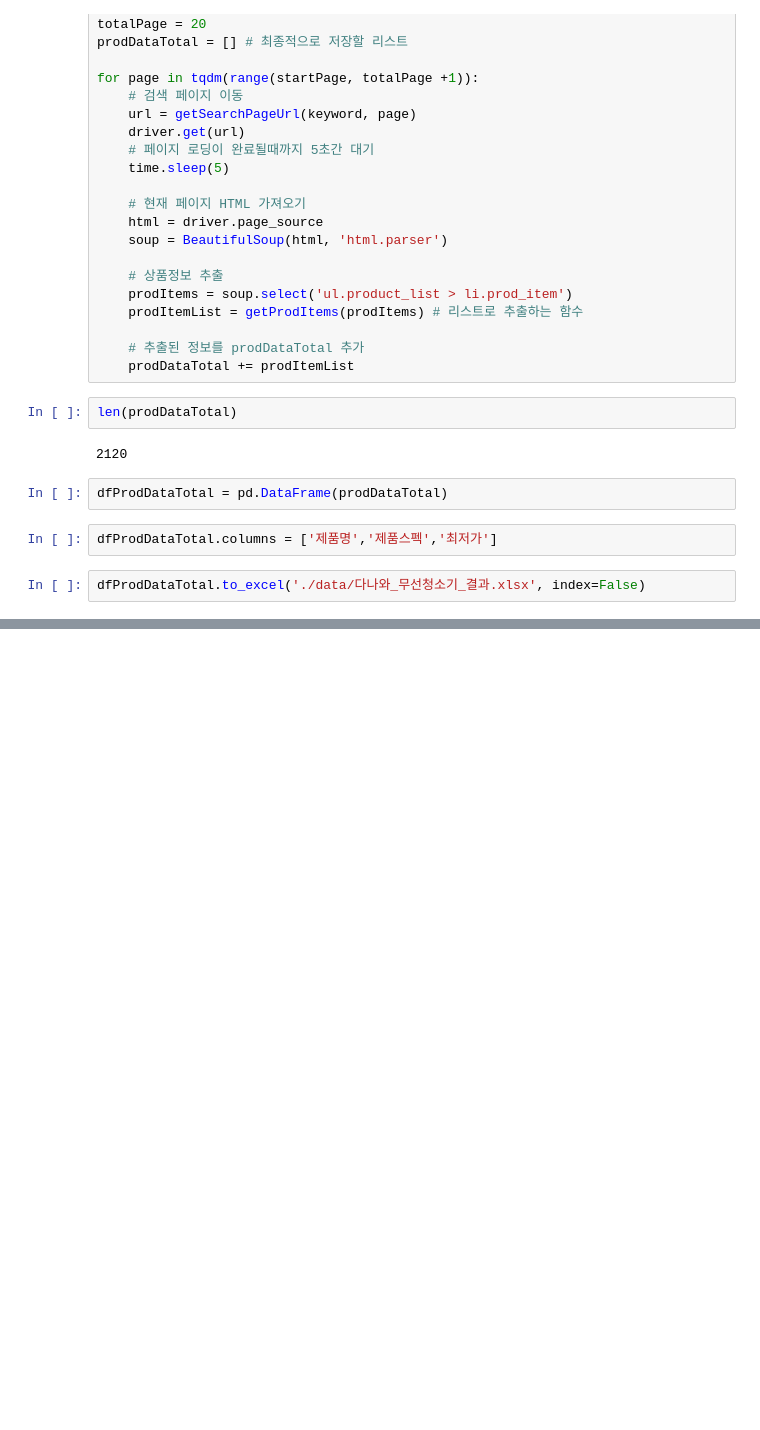
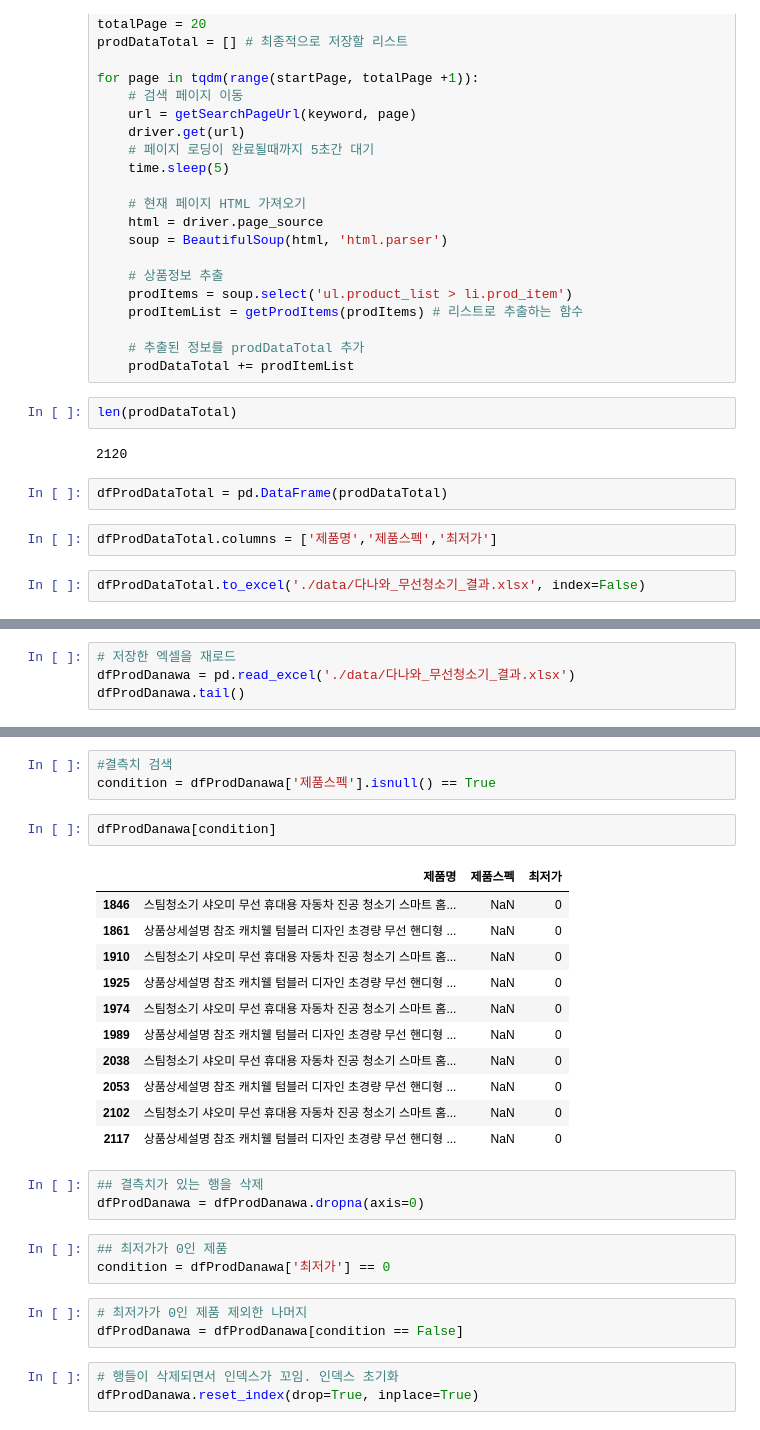
Before and after one commit to devuoon/bigdata-analysis-2024, a Jupyter notebook: day08/da18_무선청소기_인기상품_분석.ipynb, the cells around one changed output, grey strips where cells are left out. Saved outputs shown, nothing was run; the diff lists cells and outputs as text; blank space fills up the shorter version.

```diff
--- a/day08/da18_무선청소기_인기상품_분석.ipynb
+++ b/day08/da18_무선청소기_인기상품_분석.ipynb
@@ -133,0 +136,4 @@ dfProdDataTotal.to_excel('./data/다나와_무선청소기_결과.xlsx', index=F
+# %%
+# 저장한 엑셀을 재로드
+dfProdDanawa = pd.read_excel('./data/다나와_무선청소기_결과.xlsx')
+dfProdDanawa.tail()
@@ -133,0 +160,29 @@ dfProdDataTotal.to_excel('./data/다나와_무선청소기_결과.xlsx', index=F
+# %%
+#결측치 검색
+condition = dfProdDanawa['제품스펙'].isnull() == True
+# %%
+dfProdDanawa[condition]
+# %% [output]
+|  | 제품명 | 제품스펙 | 최저가 |
+| 1846 | 스팀청소기 샤오미 무선 휴대용 자동차 진공 청소기 스마트 홈... | NaN | 0 |
+| 1861 | 상품상세설명 참조 캐치웰 텀블러 디자인 초경량 무선 핸디형 ... | NaN | 0 |
+| 1910 | 스팀청소기 샤오미 무선 휴대용 자동차 진공 청소기 스마트 홈... | NaN | 0 |
+| 1925 | 상품상세설명 참조 캐치웰 텀블러 디자인 초경량 무선 핸디형 ... | NaN | 0 |
+| 1974 | 스팀청소기 샤오미 무선 휴대용 자동차 진공 청소기 스마트 홈... | NaN | 0 |
+| 1989 | 상품상세설명 참조 캐치웰 텀블러 디자인 초경량 무선 핸디형 ... | NaN | 0 |
+| 2038 | 스팀청소기 샤오미 무선 휴대용 자동차 진공 청소기 스마트 홈... | NaN | 0 |
+| 2053 | 상품상세설명 참조 캐치웰 텀블러 디자인 초경량 무선 핸디형 ... | NaN | 0 |
+| 2102 | 스팀청소기 샤오미 무선 휴대용 자동차 진공 청소기 스마트 홈... | NaN | 0 |
+| 2117 | 상품상세설명 참조 캐치웰 텀블러 디자인 초경량 무선 핸디형 ... | NaN | 0 |
+# %%
+## 결측치가 있는 행을 삭제
+dfProdDanawa = dfProdDanawa.dropna(axis=0)
+# %%
+## 최저가가 0인 제품
+condition = dfProdDanawa['최저가'] == 0
+# %%
+# 최저가가 0인 제품 제외한 나머지
+dfProdDanawa = dfProdDanawa[condition == False]
+# %%
+# 행들이 삭제되면서 인덱스가 꼬임. 인덱스 초기화
+dfProdDanawa.reset_index(drop=True, inplace=True)
```
Also changed, not shown: parts of 7 cells of this notebook.
